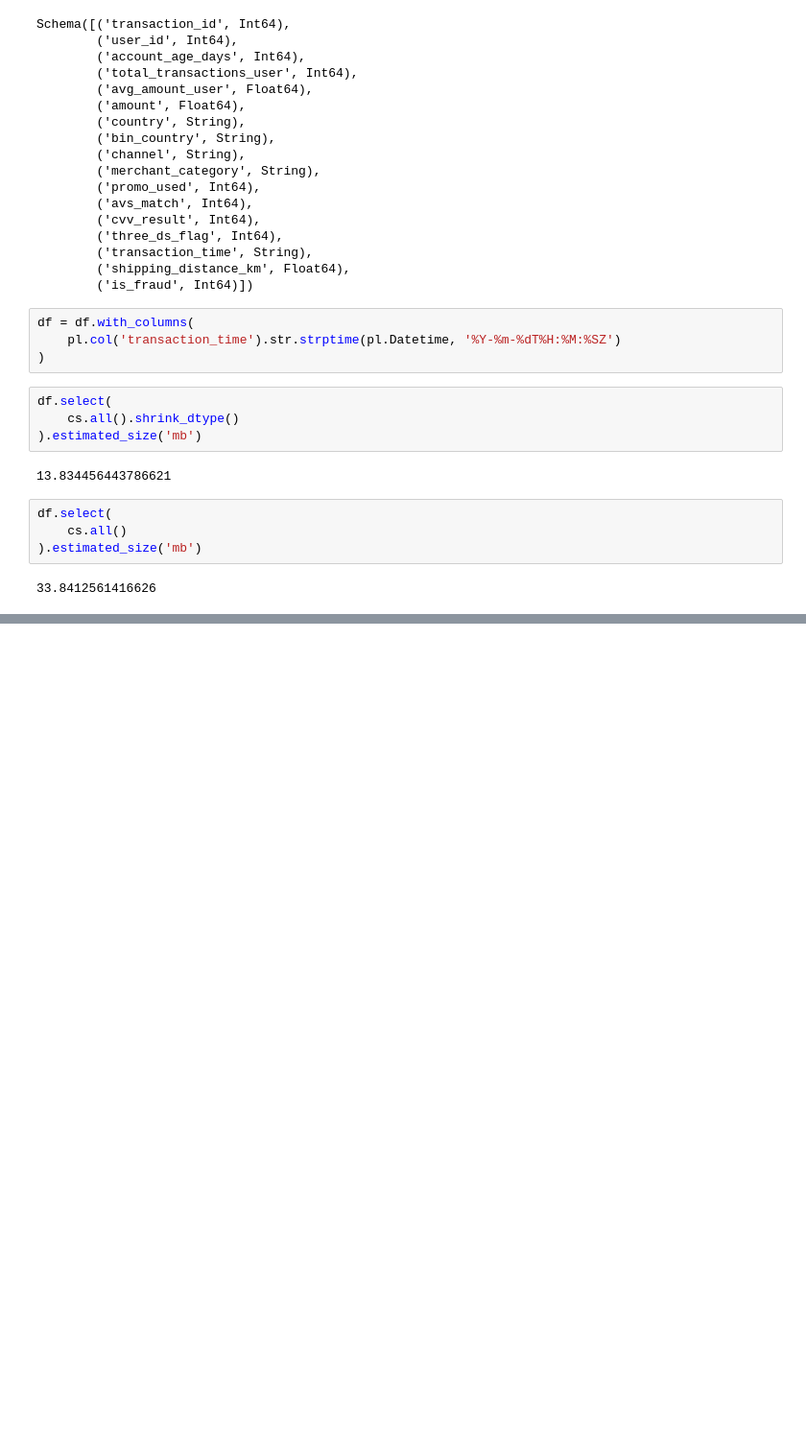
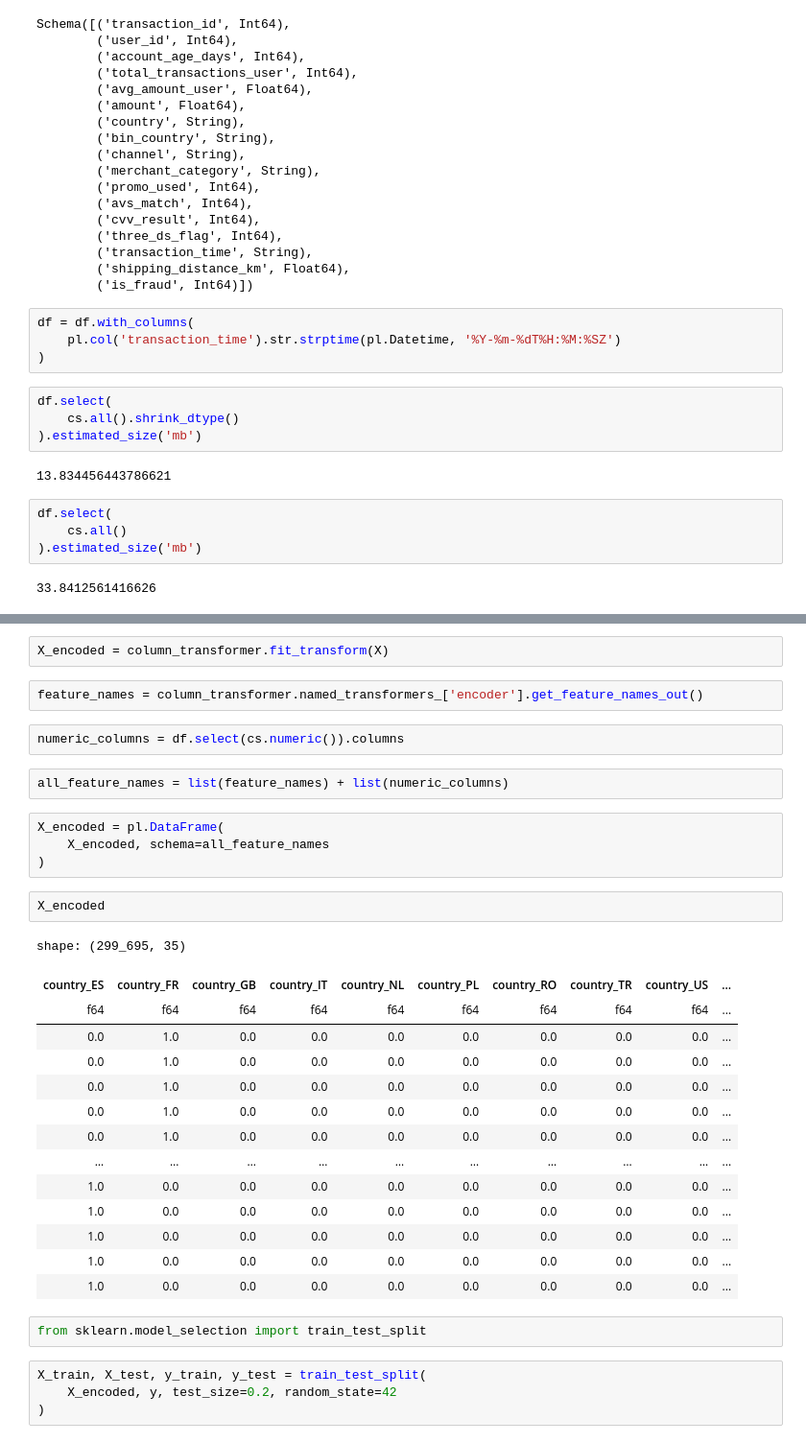
Before and after one commit to ZygimantasB/scikit-learn_training, a Jupyter notebook: Kaggle/transactions.ipynb, the cells around one changed output, grey strips where cells are left out. Shown at 96% size. Drawn from its saved outputs; the diff is of its cells as text; blank space fills up the shorter version.

Commit message:
Refactor notebook to enhance preprocessing, feature transformation, and dataset partitioning steps

```diff
--- a/Kaggle/transactions.ipynb
+++ b/Kaggle/transactions.ipynb
@@ -73,0 +218,35 @@ df.select(
+# %%
+X_encoded = column_transformer.fit_transform(X)
+# %%
+feature_names = column_transformer.named_transformers_['encoder'].get_feature_names_out()
+# %%
+numeric_columns = df.select(cs.numeric()).columns
+# %%
+all_feature_names = list(feature_names) + list(numeric_columns)
+# %%
+X_encoded = pl.DataFrame(
+    X_encoded, schema=all_feature_names
+)
+# %%
+X_encoded
+# %% [output]
+shape: (299_695, 35)
+| country_ES | country_FR | country_GB | country_IT | country_NL | country_PL | country_RO | country_TR | country_US | ... |
+| f64 | f64 | f64 | f64 | f64 | f64 | f64 | f64 | f64 | ... |
+| 0.0 | 1.0 | 0.0 | 0.0 | 0.0 | 0.0 | 0.0 | 0.0 | 0.0 | ... |
+| 0.0 | 1.0 | 0.0 | 0.0 | 0.0 | 0.0 | 0.0 | 0.0 | 0.0 | ... |
+| 0.0 | 1.0 | 0.0 | 0.0 | 0.0 | 0.0 | 0.0 | 0.0 | 0.0 | ... |
+| 0.0 | 1.0 | 0.0 | 0.0 | 0.0 | 0.0 | 0.0 | 0.0 | 0.0 | ... |
+| 0.0 | 1.0 | 0.0 | 0.0 | 0.0 | 0.0 | 0.0 | 0.0 | 0.0 | ... |
+| … | … | … | … | … | … | … | … | … | ... |
+| 1.0 | 0.0 | 0.0 | 0.0 | 0.0 | 0.0 | 0.0 | 0.0 | 0.0 | ... |
+| 1.0 | 0.0 | 0.0 | 0.0 | 0.0 | 0.0 | 0.0 | 0.0 | 0.0 | ... |
+| 1.0 | 0.0 | 0.0 | 0.0 | 0.0 | 0.0 | 0.0 | 0.0 | 0.0 | ... |
+| 1.0 | 0.0 | 0.0 | 0.0 | 0.0 | 0.0 | 0.0 | 0.0 | 0.0 | ... |
+| 1.0 | 0.0 | 0.0 | 0.0 | 0.0 | 0.0 | 0.0 | 0.0 | 0.0 | ... |
+# %%
+from sklearn.model_selection import train_test_split
+# %%
+X_train, X_test, y_train, y_test = train_test_split(
+    X_encoded, y, test_size=0.2, random_state=42
+)
```
Also changed, not shown: parts of 19 cells of this notebook.
